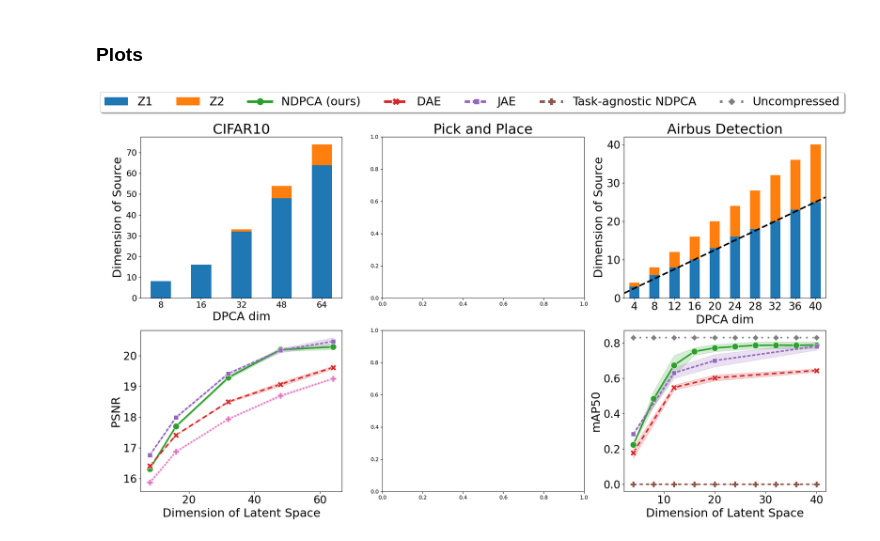
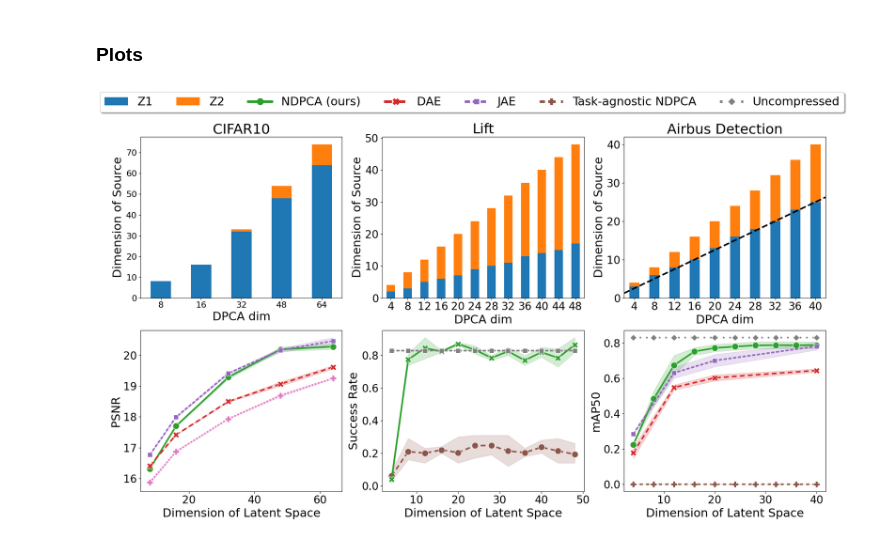
Before and after one commit to UTAustin-SwarmLab/Task-aware-Distributed-Source-Coding, a Jupyter notebook: plots/make_plot.ipynb, the cells around one changed output. Saved outputs shown, nothing was run; the diff lists cells and outputs as text; code cells hidden in the pictures.

```diff
--- a/plots/make_plot.ipynb
+++ b/plots/make_plot.ipynb
@@ -165,7 +212,7 @@ ticksize = 20
 
 ### set title
 ax_list["cifar_z"].set_title("CIFAR10", fontsize=titlesize)
-ax_list["pnp_z"].set_title("Pick and Place", fontsize=titlesize)
+ax_list["pnp_z"].set_title("Lift", fontsize=titlesize)
 ax_list["airbus_z"].set_title("Airbus Detection", fontsize=titlesize)
 
 
@@ -187,6 +234,28 @@ ax_list["cifar_z"].set_ylabel("Dimension of Source", fontsize=xylabelsize)
 ax_list["cifar_z"].tick_params(axis="x", labelsize=16)
 ax_list["cifar_z"].tick_params(axis="y", labelsize=16)
 ax_list["cifar_z"].legend().remove()
+
+
+### Plot PNP
+## plot DPCA curve
+ax5 = sns.lineplot(data=pnp_df, x="dpca_dim", y="success rate", ax=ax_list["pnp_dpca"], linewidth=3, hue='method', style="method",
+                    palette=[color_list[5], color_list[2], 'gray'], dashes=[(3,2), '', (2,1)], markers=True, markersize=12)
+ax_list["pnp_dpca"].set_xlabel("Dimension of Latent Space", fontsize=xylabelsize)
+ax_list["pnp_dpca"].set_ylabel("Success Rate", fontsize=xylabelsize)
+ax_list["pnp_dpca"].tick_params(axis="x", labelsize=ticksize)
+ax_list["pnp_dpca"].tick_params(axis="y", labelsize=ticksize)
+leg = ax_list["pnp_dpca"].legend()
+ax_list["pnp_dpca"].legend().remove()
+## plot Z1 and Z2
+pnp_df_z = pnp_df.loc[(pnp_df["method"]).str.contains('ours') & (pnp_df["seed"] == 1) ]
+pnp_df_z.plot(kind='bar', stacked=True, color=[color_list[0], color_list[1]], ax=ax_list["pnp_z"],
+                x="dpca_dim", y=["Z1", "Z2"], width=0.5, rot=0)
+ax_list["pnp_z"].set_xlabel("DPCA dim", fontsize=xylabelsize)
+ax_list["pnp_z"].set_ylabel("Dimension of Source", fontsize=xylabelsize)
+ax_list["pnp_z"].tick_params(axis="x", labelsize=ticksize)
+ax_list["pnp_z"].tick_params(axis="y", labelsize=ticksize)
+ax_list["pnp_z"].legend().remove()
+
 
 ### Plot AirBus Detection
 ## plot DPCA curve
@@ -194,31 +263,32 @@ ax6 = sns.lineplot(data=airbus_df, x="dpca_dim", y="testmAP", ax=ax_list["airbus
                     palette=[color_list[2], color_list[3], color_list[4], color_list[5], 'gray'], dashes=['', (3,2), (2,1), (2,2), (1,3)], markers=True, markersize=12)
 ax_list["airbus_dpca"].set_xlabel("Dimension of Latent Space", fontsize=xylabelsize)
 ax_list["airbus_dpca"].set_ylabel("mAP50", fontsize=xylabelsize)
 ax_list["airbus_dpca"].tick_params(axis="x", labelsize=ticksize)
 ax_list["airbus_dpca"].tick_params(axis="y", labelsize=ticksize)
 leg = ax_list["airbus_dpca"].legend()
 # plt.gca().yaxis.set_major_formatter(mtick.PercentFormatter(xmax=1.0))
 ax_list["airbus_dpca"].legend().remove()
 ## plot Z1 and Z2
 airbus_df_z = airbus_df.loc[(airbus_df["method"]).str.contains('ours') & (airbus_df["seed"] == 1) ]
 airbus_df_z.plot(kind='bar', stacked=True, color=[color_list[0], color_list[1]], ax=ax_list["airbus_z"],
                 x="dpca_dim", y=["Z1", "Z2"], width=0.5, rot=0)
 ax_list["airbus_z"].plot([-0.5, 9.5], [1.25, 26.25], color='black', linestyle='dashed', linewidth=3)
 ax_list["airbus_z"].set_xlabel("DPCA dim", fontsize=xylabelsize)
 ax_list["airbus_z"].set_ylabel("Dimension of Source", fontsize=xylabelsize)
 ax_list["airbus_z"].tick_params(axis="x", labelsize=ticksize)
 ax_list["airbus_z"].tick_params(axis="y", labelsize=ticksize)
 ax_list["airbus_z"].legend().remove()
 
+
 ### Generate a legend for the first line only
 # lines_labels = [ax.get_legend_handles_labels() for ax in fig.axes ] # [ax_list["cifar_dpca"], ax_list["cifar_z"]]]
 lines_labels = [ax.get_legend_handles_labels() for ax in [ax_list["airbus_z"], ax_list["airbus_dpca"]]]
 lines, labels = [sum(lol, []) for lol in zip(*lines_labels)]
 
 lgd = fig.legend(lines, labels, loc='upper center', bbox_to_anchor=(0.5, 0.99), fancybox=True, shadow=True, ncol=7, fontsize=22, markerscale=2)
 for line in lgd.get_lines():
     line.set_linewidth(5.0)
 plt.show()
 fig.savefig('./results.pdf', bbox_extra_artists=(lgd,), bbox_inches='tight')
 # %% [output]
-[figure, old version]
+[figure, new version]
```
Also changed, not shown: parts of 1 cell of this notebook, 6 other files.
